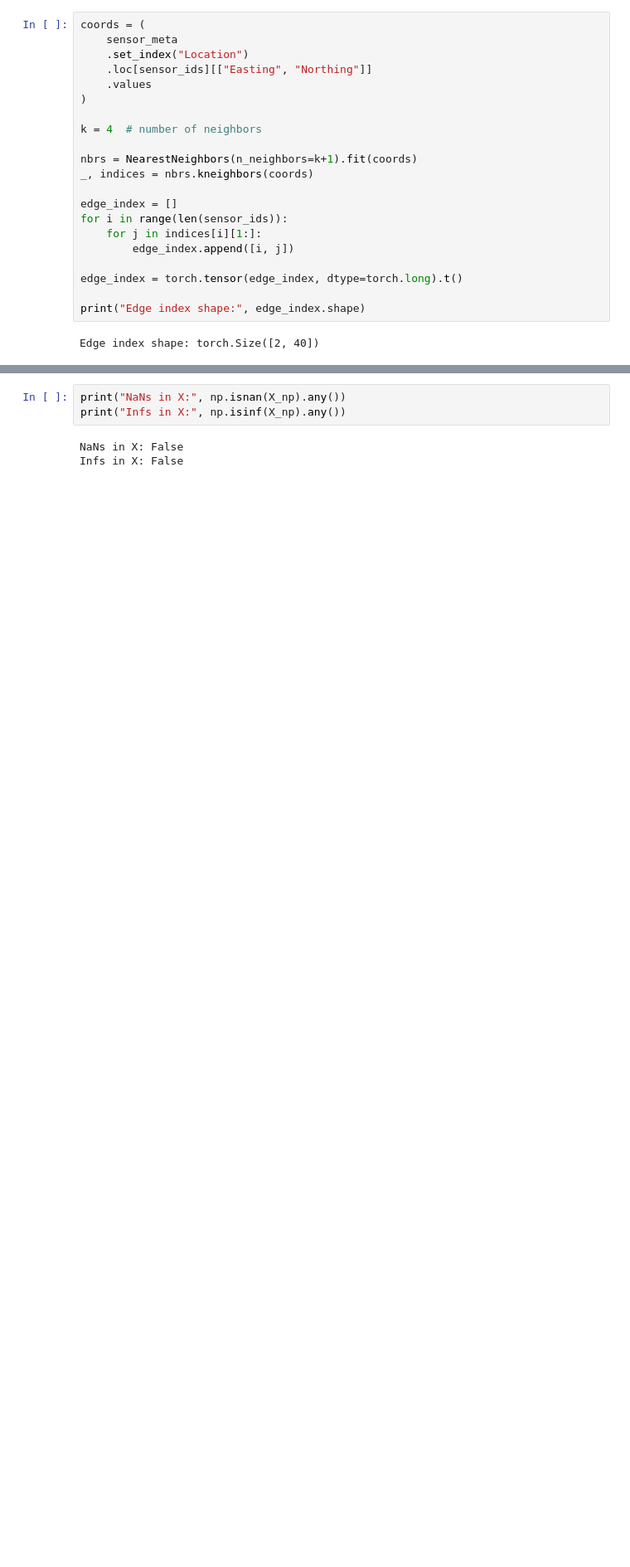
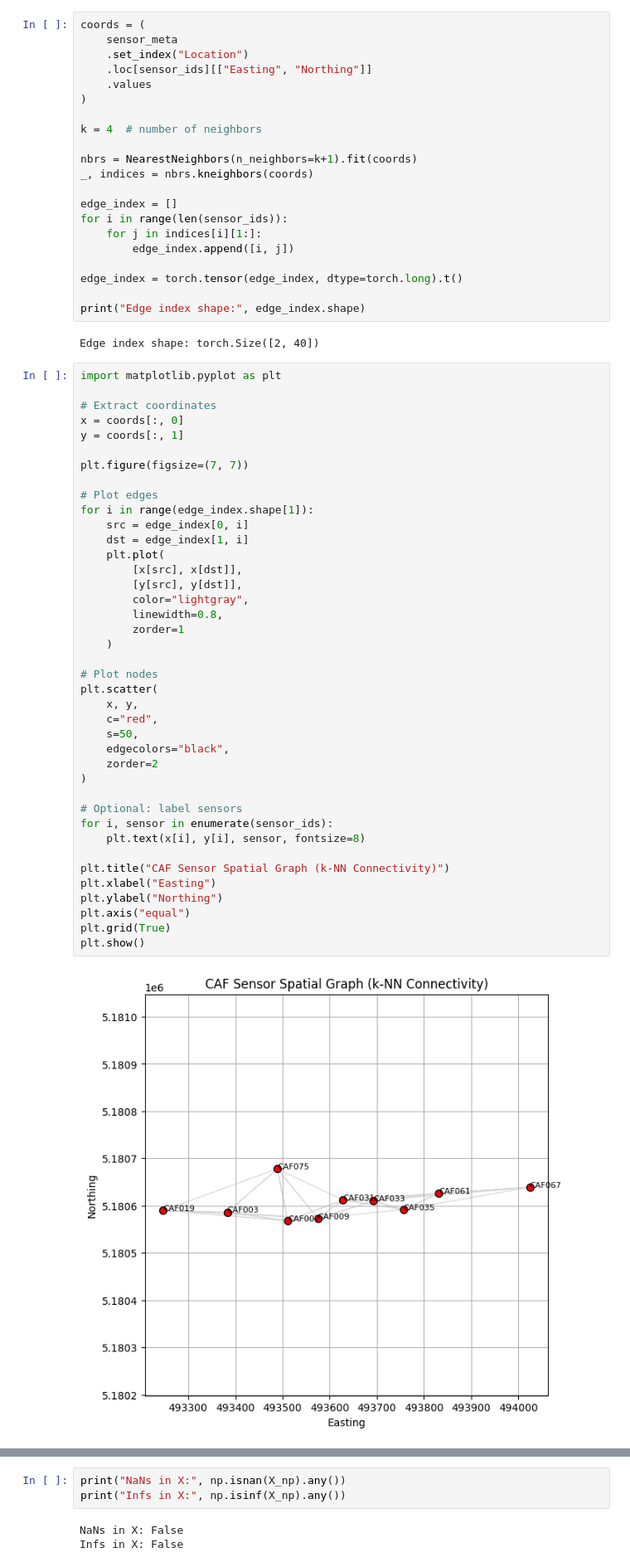
Before and after one commit to prateek-g-bit/Fault-Tolerance-System, a Jupyter notebook: caf-gru-faultdetection.ipynb, the cells around one changed output, grey strips where cells are left out. Shown at 83% size. Drawn from its saved outputs; the diff is of its cells as text; blank space fills up the shorter version.

```diff
--- a/caf-gru-faultdetection.ipynb
+++ b/caf-gru-faultdetection.ipynb
@@ -131,3 +129,45 @@ edge_index = torch.tensor(edge_index, dtype=torch.long).t()
 print("Edge index shape:", edge_index.shape)
 # %% [output]
 Edge index shape: torch.Size([2, 40])
+# %%
+import matplotlib.pyplot as plt
+
+# Extract coordinates
+x = coords[:, 0]
+y = coords[:, 1]
+
+plt.figure(figsize=(7, 7))
+
+# Plot edges
+for i in range(edge_index.shape[1]):
+    src = edge_index[0, i]
+    dst = edge_index[1, i]
+    plt.plot(
+        [x[src], x[dst]],
+        [y[src], y[dst]],
+        color="lightgray",
+        linewidth=0.8,
+        zorder=1
+    )
+
+# Plot nodes
+plt.scatter(
+    x, y,
+    c="red",
+    s=50,
+    edgecolors="black",
+    zorder=2
+)
+
+# Optional: label sensors
+for i, sensor in enumerate(sensor_ids):
+    plt.text(x[i], y[i], sensor, fontsize=8)
+
+plt.title("CAF Sensor Spatial Graph (k-NN Connectivity)")
+plt.xlabel("Easting")
+plt.ylabel("Northing")
+plt.axis("equal")
+plt.grid(True)
+plt.show()
+# %% [output]
+[figure, added]
```
Also changed, not shown: parts of 16 cells of this notebook.
